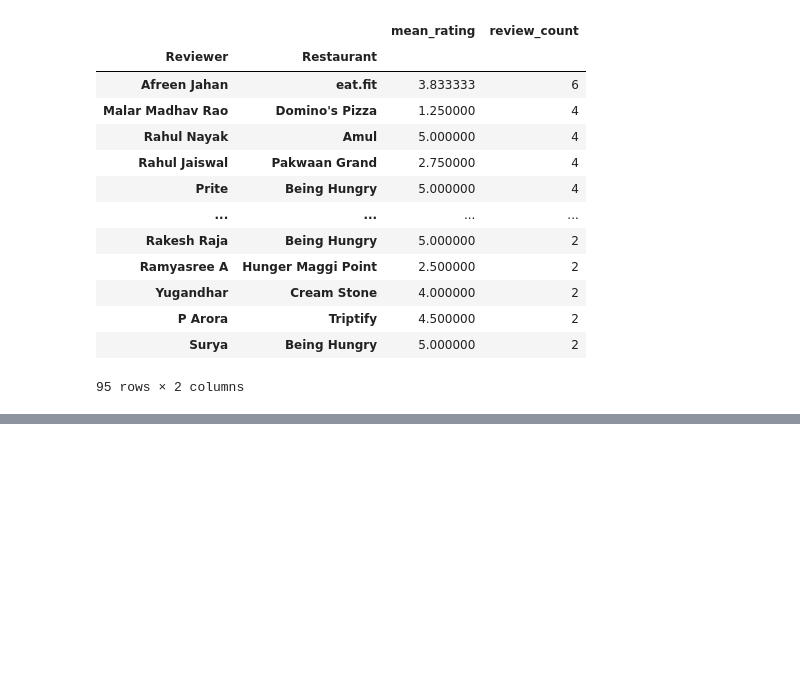
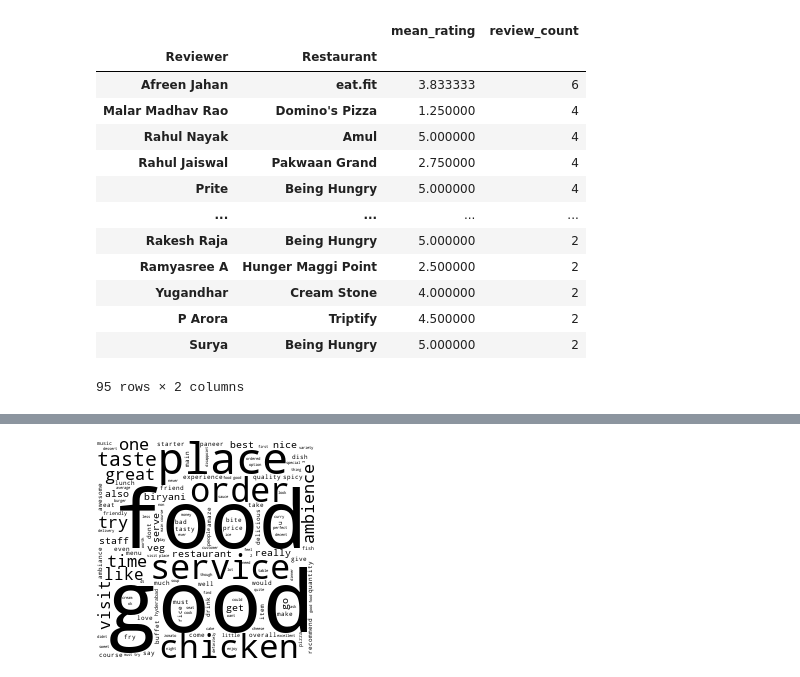
Before and after one commit to miguel-s-nascimento/TM_Project, a Jupyter notebook: exploration.ipynb, the cells around one changed output, grey strips where cells are left out. Saved outputs shown, nothing was run; the diff lists cells and outputs as text; code cells hidden in the pictures; blank space fills up the shorter version.

```diff
--- a/exploration.ipynb
+++ b/exploration.ipynb
@@ -316,0 +328,10 @@ generate_bow_wordcloud(reviews, "preproc_content")
+# %%
+reviews_bow_td_matrix = trigram_bow_vectorizer.fit_transform(reviews["preproc_content"]).toarray()
+reviews["initial_bow_vector"] = reviews_bow_td_matrix.tolist()
+reviews_bow_word_list = trigram_bow_vectorizer.get_feature_names_out()
+
+reviews_raw_vocabulary = Graphs.word_freq_calculator(reviews_bow_td_matrix,reviews_bow_word_list, df_output=False)
+wc.generate_from_frequencies(reviews_raw_vocabulary)
+wc.to_image()
+# %% [output]
+[figure, added]
```
Also changed, not shown: parts of 8 cells of this notebook, 1 other file.
